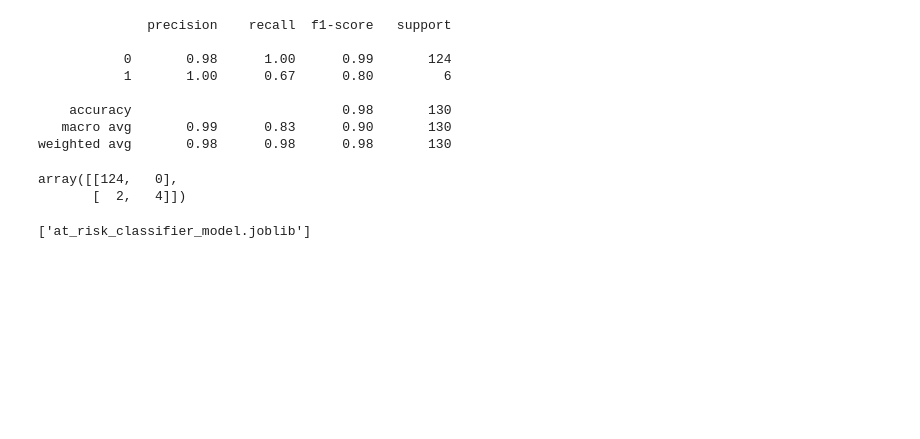
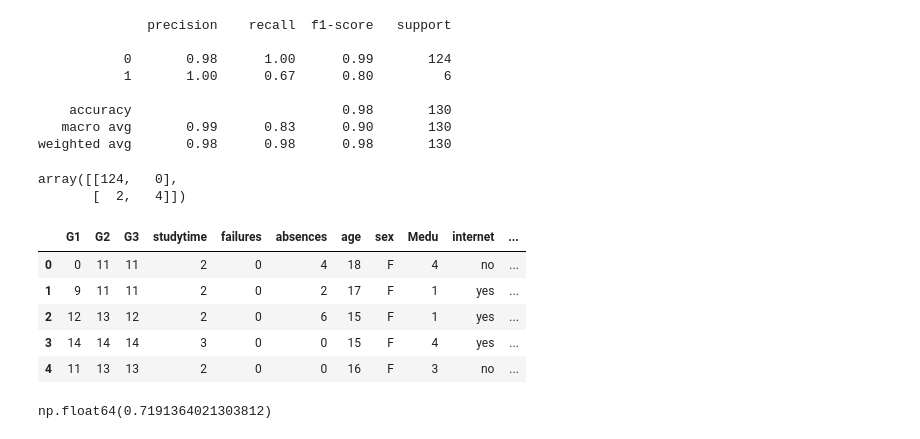
Before and after one commit to Abdataa/student-performance-dashboard, a Jupyter notebook: ML/model_dev.ipynb, the cells around one changed output. Cells and saved outputs as stored; diff of their text form; code cells hidden in the pictures; blank space fills up the shorter version.

Commit message:
2-commit: Update model files, add new .joblib models, and remove old data files

```diff
--- a/ML/model_dev.ipynb
+++ b/ML/model_dev.ipynb
@@ -727,8 +732,16 @@ confusion_mrx_log
 weighted avg       0.98      0.98      0.98       130
 array([[124,   0],
        [  2,   4]])
-# %%
-from joblib import dump
-dump(classif_pipeline, 'at_risk_classifier_model.joblib')
-# %% [output]
-['at_risk_classifier_model.joblib']
+# %%
+features=['G1', 'G2','G3', 'studytime', 'failures', 'absences', 'age', 'sex', 'Medu', 'internet', 'schoolsup']
+# %%
+data_set=df_student[features]
+# %%
+data_set.head()
+# %% [output]
+|  | G1 | G2 | G3 | studytime | failures | absences | age | sex | Medu | internet | ... |
+| 0 | 0 | 11 | 11 | 2 | 0 | 4 | 18 | F | 4 | no | ... |
+| 1 | 9 | 11 | 11 | 2 | 0 | 2 | 17 | F | 1 | yes | ... |
+| 2 | 12 | 13 | 12 | 2 | 0 | 6 | 15 | F | 1 | yes | ... |
+| 3 | 14 | 14 | 14 | 3 | 0 | 0 | 15 | F | 4 | yes | ... |
+| 4 | 11 | 13 | 13 | 2 | 0 | 0 | 16 | F | 3 | no | ... |
@@ -734,0 +757,8 @@ dump(classif_pipeline, 'at_risk_classifier_model.joblib')
+# %%
+from sklearn.metrics import mean_squared_error
+model_again=predictor_model.predict(X)
+mse= mean_squared_error(y,model_again)
+mse=np.sqrt(mse)
+mse
+# %% [output]
+np.float64(0.7191364021303812)
```
Also changed, not shown: parts of 9 cells of this notebook, 12 other files.
